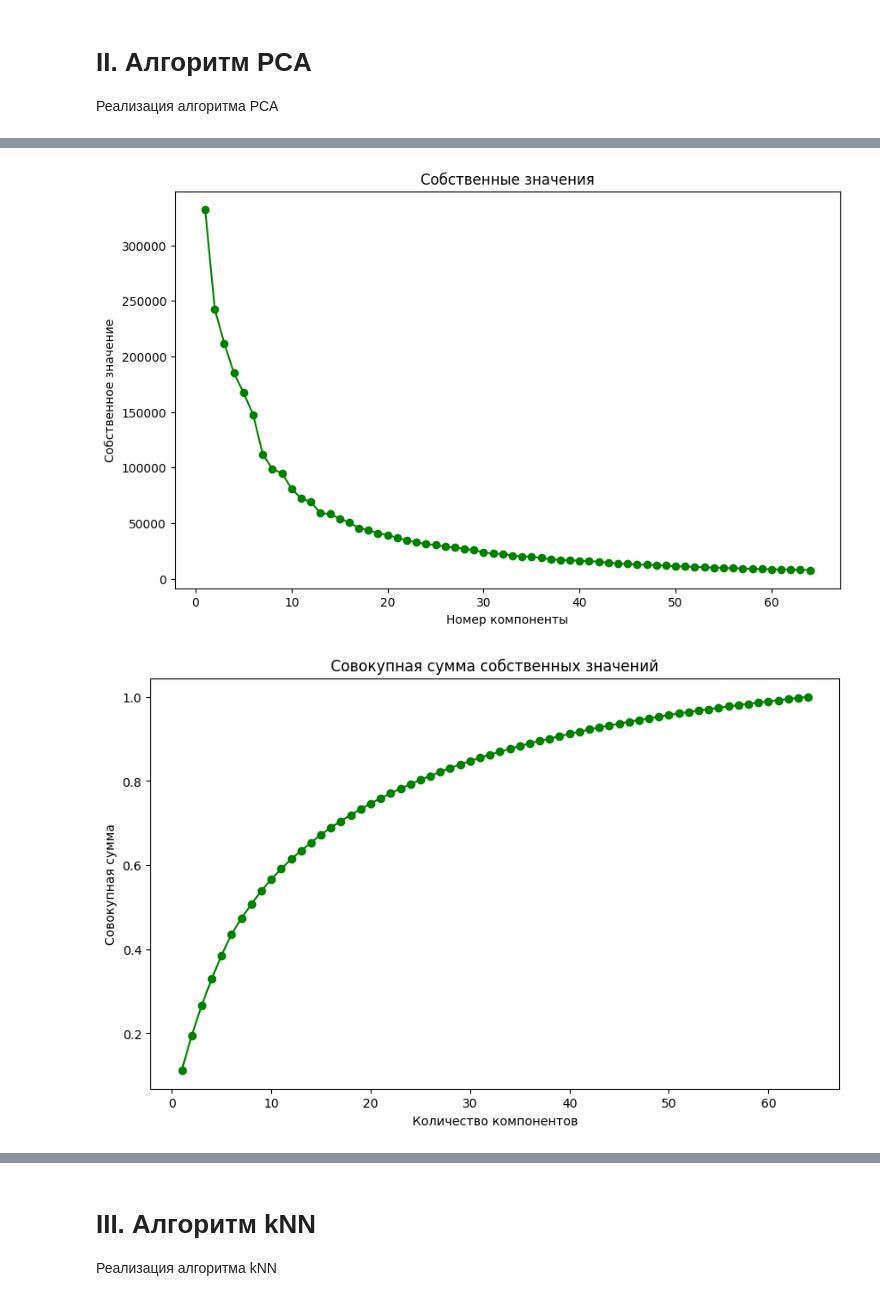
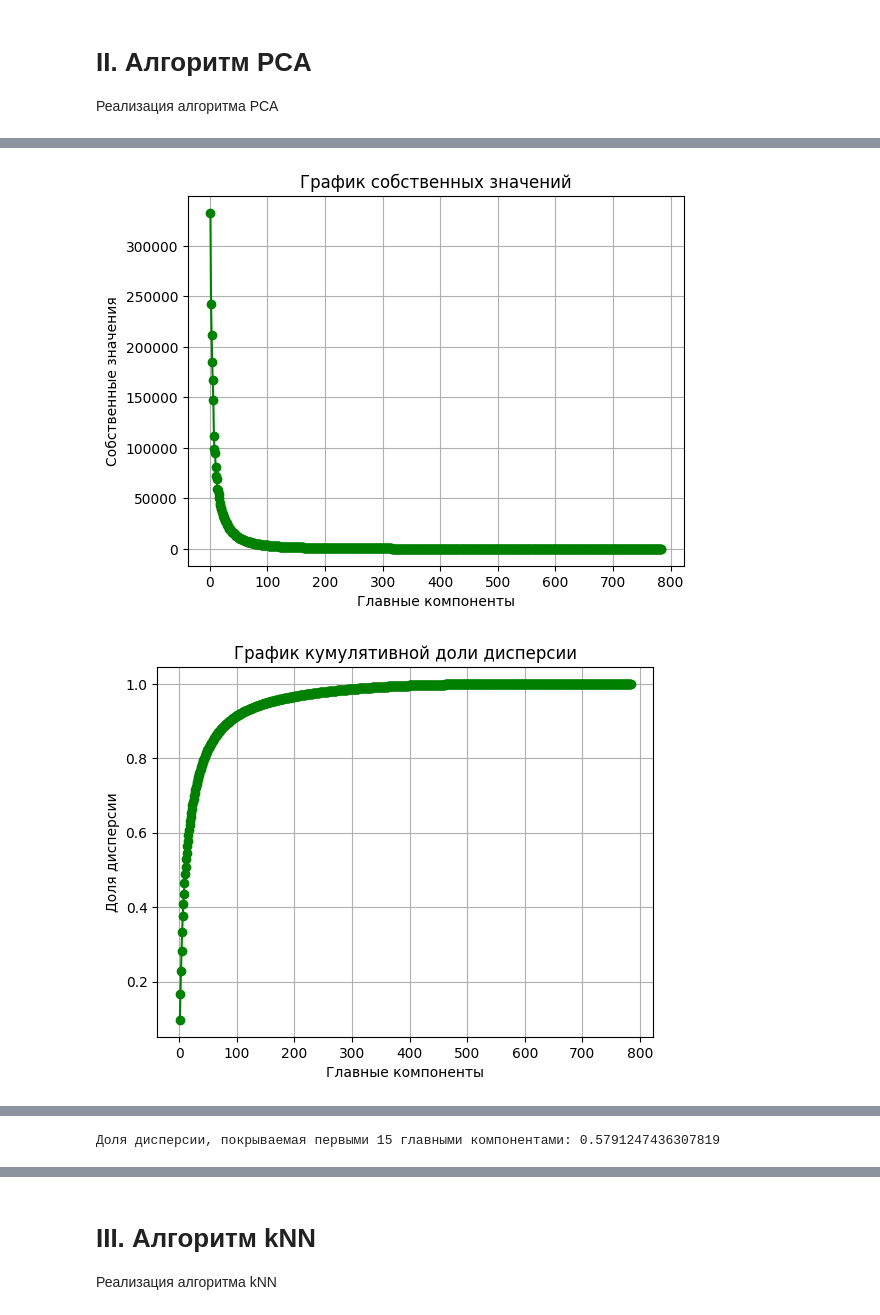
Before and after one commit to yaedavid/Spring2023Python, a Jupyter notebook: homework06/6.2 - Метод главных компонент (PCA)/6.2 Аветисян Давид Артурович НПМбд-02-20.ipynb, the cells around one changed output, grey strips where cells are left out. Cells and saved outputs as stored; diff of their text form; code cells hidden in the pictures.

```diff
--- a/homework06/6.2 - Метод главных компонент (PCA)/6.2 Аветисян Давид Артурович НПМбд-02-20.ipynb
+++ b/homework06/6.2 - Метод главных компонент (PCA)/6.2 Аветисян Давид Артурович НПМбд-02-20.ipynb
@@ -10,7 +12,7 @@ from sklearn.neighbors import KNeighborsClassifier
 # %%
 train, validation, test = load_mnist()
-X_train, y_train = train
-X_test, y_test = test
+X = train[0]
+labels = train[1]
 # %% [output]
 Extracting MNIST-data\train-images-idx3-ubyte.gz
 Extracting MNIST-data\train-labels-idx1-ubyte.gz
@@ -77,28 +81,38 @@ pca.fit(X_train)
 # %%
-plt.figure(figsize = (10, 6))
-plt.plot(np.arange(1, pca.n_components + 1), pca.eigenvalues, marker = 'o', linestyle = '-', color = 'g')
-plt.xlabel('Номер компоненты')
-plt.ylabel('Собственное значение')
-plt.title('Собственные значения')
-plt.show()
+def plot_eigenvalues(eigenvalues):
+    plt.plot(range(1, len(eigenvalues) + 1), eigenvalues, marker='o', linestyle='-', color='g')
+    plt.xlabel('Главные компоненты')
+    plt.ylabel('Собственные значения')
+    plt.title('График собственных значений')
+    plt.grid(True)
+    plt.show()
 
-cumulative_sum = np.cumsum(pca.eigenvalues) / np.sum(pca.eigenvalues)
-plt.figure(figsize = (10, 6))
-plt.plot(np.arange(1, pca.n_components + 1), cumulative_sum, marker = 'o', linestyle = '-', color = 'g')
-plt.xlabel('Количество компонентов')
-plt.ylabel('Совокупная сумма')
-plt.title('Совокупная сумма собственных значений')
-plt.show()
+def plot_cumulative_variance(eigenvalues):
+    total_variance = np.sum(eigenvalues)
+    cumulative_variance = np.cumsum(eigenvalues) / total_variance
 
-X_transformed = pca.transform(X_train)
-plt.figure(figsize=(10, 8))
-for label in np.unique(y_train):
-    plt.scatter(X_transformed[y_train == label, 0], X_transformed[y_train == label, 1], label=str(label))
-plt.xlabel('Основной компонент 1')
-plt.ylabel('Основной компонент 2')
-plt.title('Точки данных в первых двух основных компонентах')
-plt.colorbar()
-plt.show()
+    plt.plot(range(1, len(eigenvalues) + 1), cumulative_variance, marker='o', linestyle='-', color='g')
+    plt.xlabel('Главные компоненты')
+    plt.ylabel('Доля дисперсии')
+    plt.title('График кумулятивной доли дисперсии')
+    plt.grid(True)
+    plt.show()
+
+X_2d = np.reshape(X, (X.shape[0], -1))
+
+cov_matrix = np.cov(X_2d.T)
+
+eigenvalues = np.linalg.eigvals(cov_matrix)
+
+sorted_eigenvalues = np.sort(eigenvalues)[::-1]
+
+plot_eigenvalues(sorted_eigenvalues)
+
+plot_cumulative_variance(sorted_eigenvalues)
+
+total_variance = np.sum(sorted_eigenvalues)
+variance_covered = np.sum(sorted_eigenvalues[:15]) / total_variance
+print(f"Доля дисперсии, покрываемая первыми 15 главными компонентами: {variance_covered}")
 # %% [output]
-[figure, old version]
+[figure, new version]
-[figure, old version]
+[figure, new version]
@@ -105,0 +119 @@ plt.show()
+Доля дисперсии, покрываемая первыми 15 главными компонентами: 0.5791247436307819
```
Also changed, not shown: parts of 18 cells of this notebook.
